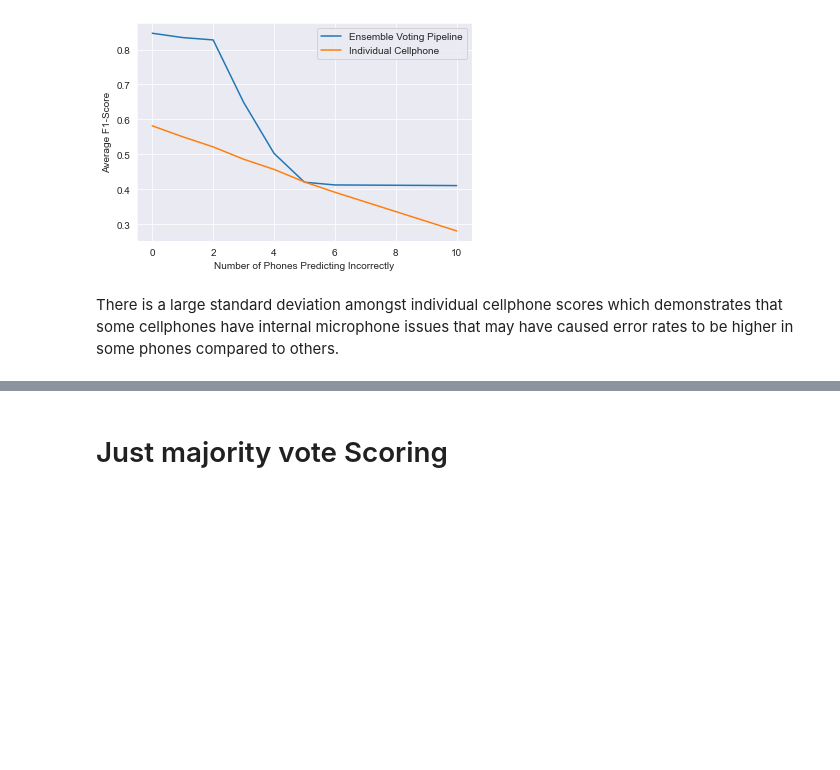
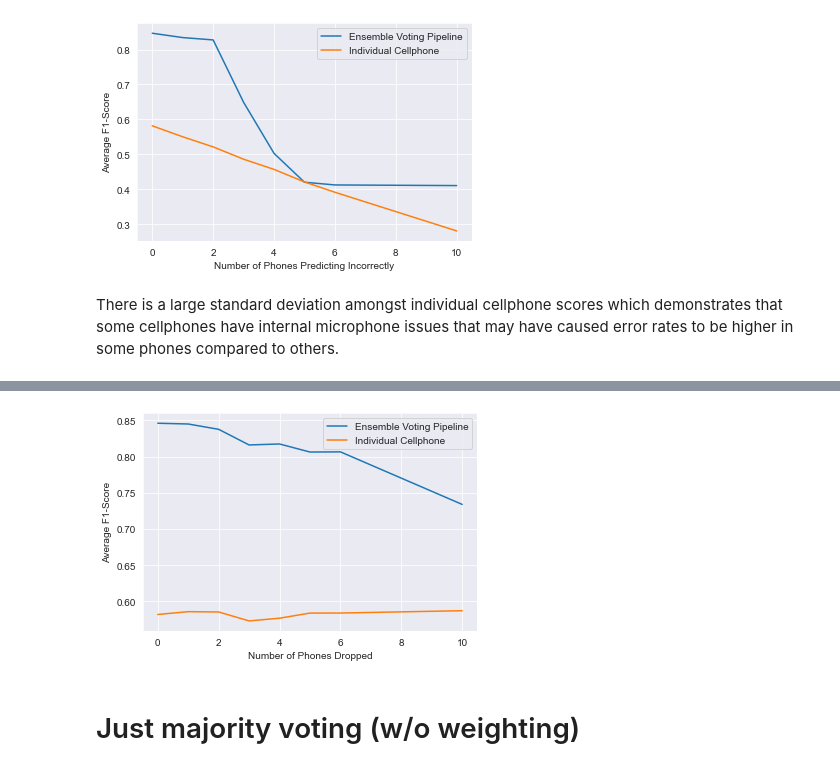
Before and after one commit to ryclendening/research, a Jupyter notebook: research/MLModels/MFCCNN_bin.ipynb, the cells around one changed output, grey strips where cells are left out. Saved outputs shown, nothing was run; the diff lists cells and outputs as text; code cells hidden in the pictures; blank space fills up the shorter version.

```diff
--- a/research/MLModels/MFCCNN_bin.ipynb
+++ b/research/MLModels/MFCCNN_bin.ipynb
@@ -789,6 +678,10 @@ res_evp_f1=[]
 res_evp_acc=[]
 import random
 def randomNumbers(n,max):
+    """Generate random numbers and return them in a list.
+    :param n: Number of random integers to generate
+    :param max: Max integer to generate
+    :returns list of n random integers"""
     values=[]
     for x in range(0,n):
         new=False
@@ -801,6 +694,14 @@ def randomNumbers(n,max):
 
 
 def majorityVoteResiliency(testFeats, fusionThresh,networkThresh, FSMVal):
+    """Modified majority vote function for evaluating flipped phones.
+     :param Testfeats: List of all usable devices' MFCC values
+     :param fusionThresh: Value for voting threshold
+     :param networkThresh: Value for NN confidence threshold
+     :param FSMVal: FSM selection
+     :returns predictedList: List of EVP predictions for the test flight
+     :returns y_prediction: 2D list of all cellphones' predictions
+     :returns truth_valueList: EVP truth value"""
     y_prediction=[]
     maxVals=[]
     for x in testFeats:
@@ -818,7 +719,6 @@ def majorityVoteResiliency(testFeats, fusionThresh,networkThresh, FSMVal):
     vote_weights=weighting(maxVals)
     numPhones=len(y_prediction)
     predictedList=[]
-    indiv_predictedList=[]
     truth_valueList=[]
     random_values=randomNumbers(14,(len(y_prediction)-1))
     y_prediction[random_values[0]]=~y_prediction[random_values[0]]
@@ -831,10 +731,6 @@ def majorityVoteResiliency(testFeats, fusionThresh,networkThresh, FSMVal):
     y_prediction[random_values[7]]=~y_prediction[random_values[7]]
     y_prediction[random_values[8]]=~y_prediction[random_values[8]]
     y_prediction[random_values[9]]=~y_prediction[random_values[9]]
-    # y_prediction[random_values[10]]=~y_prediction[random_values[10]]
-    # y_prediction[random_values[11]]=~y_prediction[random_values[11]]
-    # y_prediction[random_values[12]]=~y_prediction[random_values[12]]
-    # y_prediction[random_values[13]]=~y_prediction[random_values[13]]
     prevState=FSMVal**2/2
     for i in range(len(testFeats[0][2])): # i is feature frame
         predictedDrone=0
@@ -847,13 +743,9 @@ def majorityVoteResiliency(testFeats, fusionThresh,networkThresh, FSMVal):
                 phone_ranges.append([testFeats[j][2][i],y_prediction[j][i]]) #this is the range at the current frame
             else:
                 phone_ranges.append([100000,y_prediction[j][i]])
-        if predictedDrone >fusionThresh: #adjusted from 0.6 to 0.7
-        #if predictedDrone/numPhones >0.63:
-        #if predictedDrone/5 >0.50:
+        if predictedDrone >fusionThresh:
             predictedVal=1
-            #predictedList.append(0)
         else:
-            #predictedList.append(1)
             predictedVal=0
         if FSMVal ==0:
             prevState, prediction=zeroBitPrediction(prevState, predictedVal)
@@ -865,10 +757,9 @@ def majorityVoteResiliency(testFeats, fusionThresh,networkThresh, FSMVal):
             prevState, prediction=fourBitPrediction(prevState, predictedVal)
         predictedList.append(prediction)
         best_indiv_predict,truth_value=findClosestPhone(phone_ranges)
-        indiv_predictedList.append(best_indiv_predict)
         truth_valueList.append(truth_value)
 
-    return predictedList, y_prediction,indiv_predictedList,truth_valueList
+    return predictedList, y_prediction,truth_valueList
 for x in range(4):
     novelAve=[]
     sumAve=[]
@@ -907,7 +798,7 @@ for x in range(4):
             phones = tf.io.gfile.glob(str(Testdata_dir) + '/*')
             # convert to MFCC space
             featuresLL =create_test_dataset(phones, testTime, testName=full_name)
-            predictedList, y_prediction,indiv_predictedList,truth_valueList= majorityVoteResiliency(featuresLL,fusionThresh=0.2,networkThresh=0.90,FSMVal=2)
+            predictedList, y_prediction,truth_valueList= majorityVoteResiliency(featuresLL,fusionThresh=0.2,networkThresh=0.90,FSMVal=2)
             # Make predictions using network, predictedList is the pipeline's predictions, whereas y_prediction is just cellphone's
             #fusion_prediction, y_prediction = majorityVoteNew(featuresLL)
             #
@@ -1030,3 +1009,17 @@ print(np.average(phone_count))
+# %%
+dropout_evp_f1.insert(0,0.846)
+dropout_indiv_f1.insert(0,0.582)
+# %%
+num_flipped=[0,1,2,3,4,5,6,10]
+plt.xlabel("Number of Phones Dropped")
+plt.ylabel("Average F1-Score")
+
+plt.plot(num_flipped,dropout_evp_f1,label="Ensemble Voting Pipeline")
+plt.plot(num_flipped,dropout_indiv_f1,label="Individual Cellphone")
+plt.legend()
+plt.savefig("./Plots/resiliency_dropout_plot.pdf",bbox_inches="tight")
+# %% [output]
+[figure, added]
 # %% [markdown]
-# Just majority vote Scoring
+# Just majority voting (w/o weighting)
 # %%
```
Also changed, not shown: parts of 19 cells of this notebook, 8 other files.
